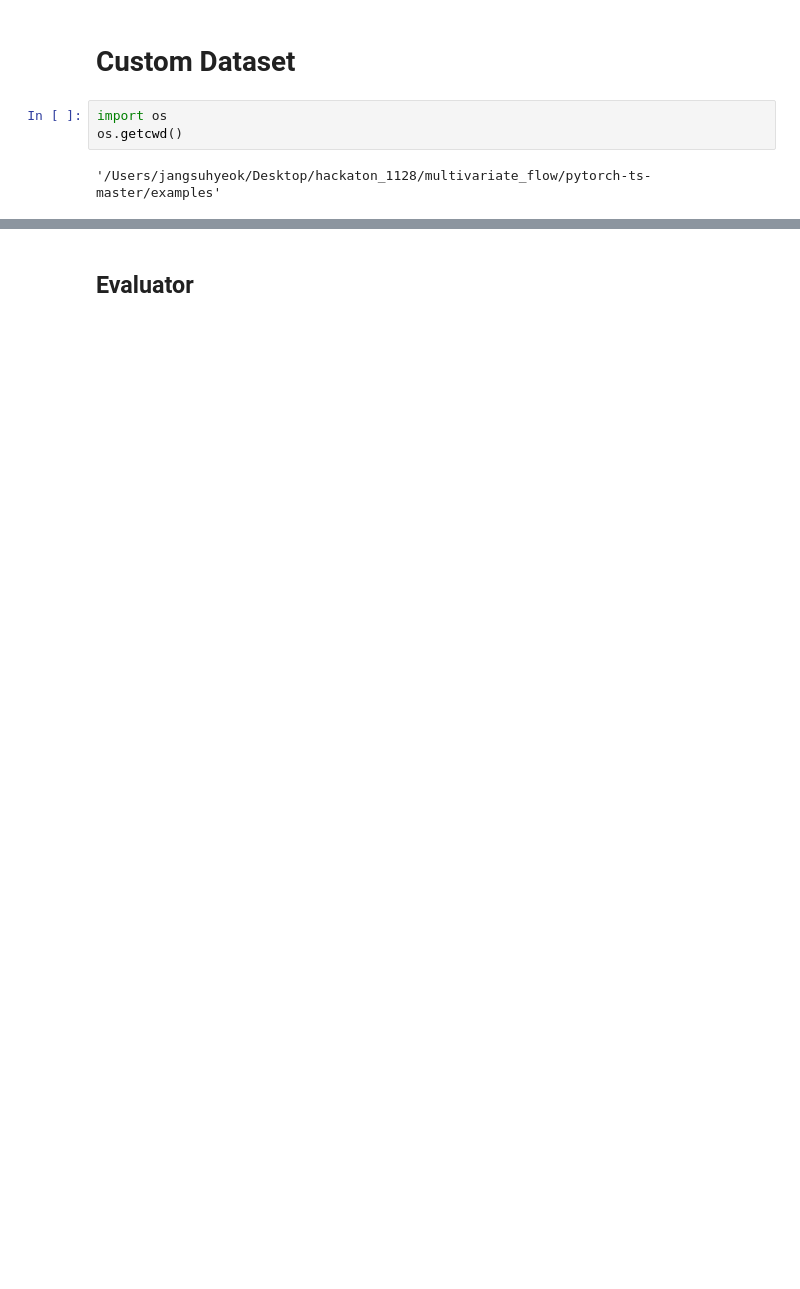
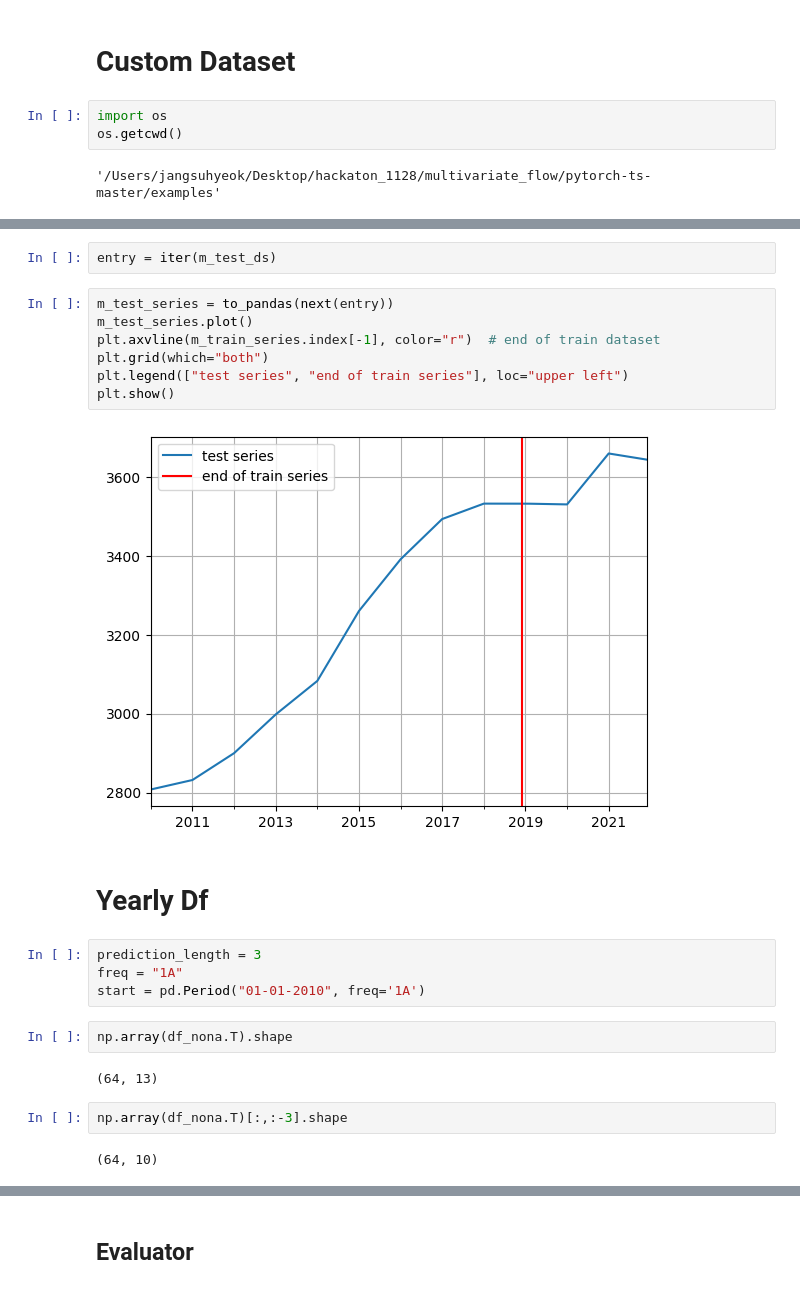
Before and after one commit to MinkyuRamen/2023KDS-HACKATHON, a Jupyter notebook: multivariate_flow/pytorch-ts-master/examples/Multivariate-Flow-Solar.ipynb, the cells around one changed output, grey strips where cells are left out. Drawn from its saved outputs; the diff is of its cells as text; blank space fills up the shorter version.

```diff
--- a/multivariate_flow/pytorch-ts-master/examples/Multivariate-Flow-Solar.ipynb
+++ b/multivariate_flow/pytorch-ts-master/examples/Multivariate-Flow-Solar.ipynb
@@ -137,0 +191,25 @@ with open('../../../preprocess_data/pickle_final2.pkl', 'wb') as f:
+# %%
+entry = iter(m_test_ds)
+# %%
+m_test_series = to_pandas(next(entry))
+m_test_series.plot()
+plt.axvline(m_train_series.index[-1], color="r")  # end of train dataset
+plt.grid(which="both")
+plt.legend(["test series", "end of train series"], loc="upper left")
+plt.show()
+# %% [output]
+[figure, added]
+# %% [markdown]
+# Yearly Df
+# %%
+prediction_length = 3
+freq = "1A"
+start = pd.Period("01-01-2010", freq='1A')
+# %%
+np.array(df_nona.T).shape
+# %% [output]
+(64, 13)
+# %%
+np.array(df_nona.T)[:,:-3].shape
+# %% [output]
+(64, 10)
```
Also changed, not shown: parts of 30 cells of this notebook.
